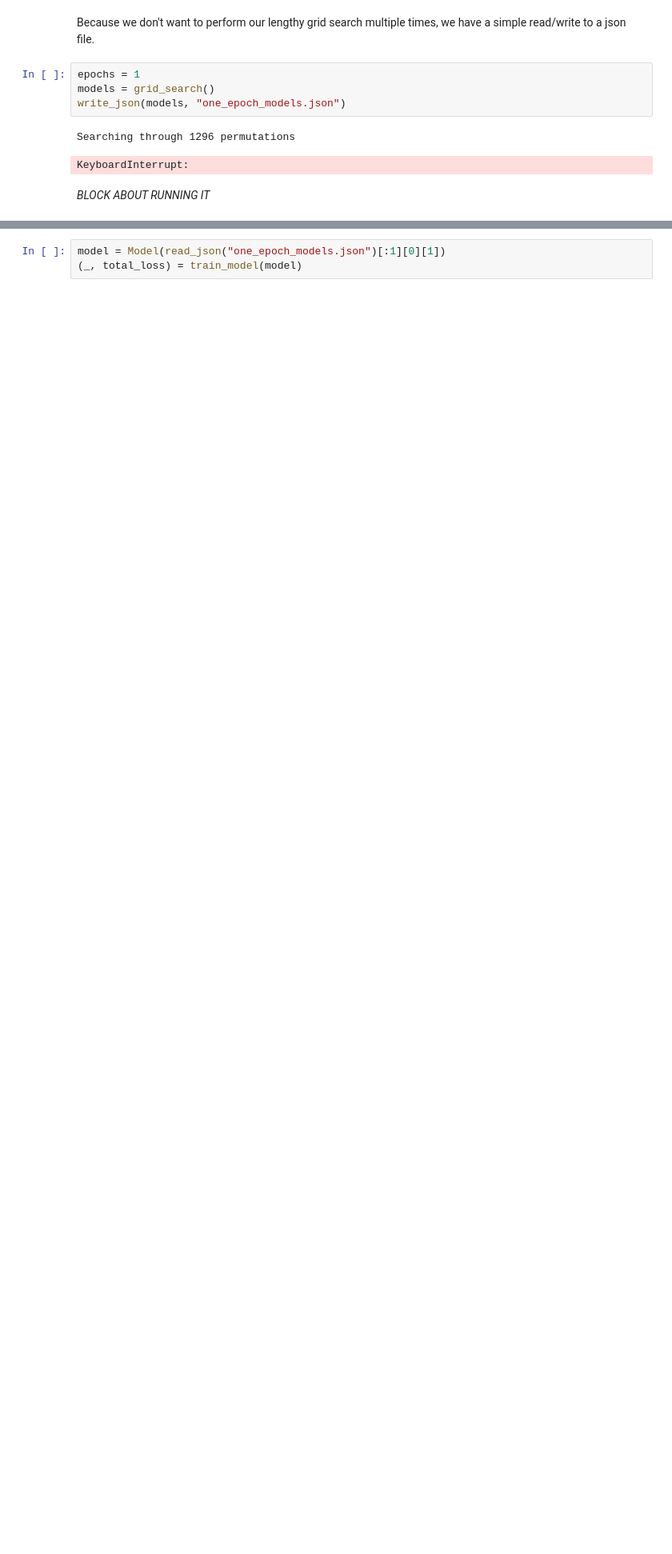
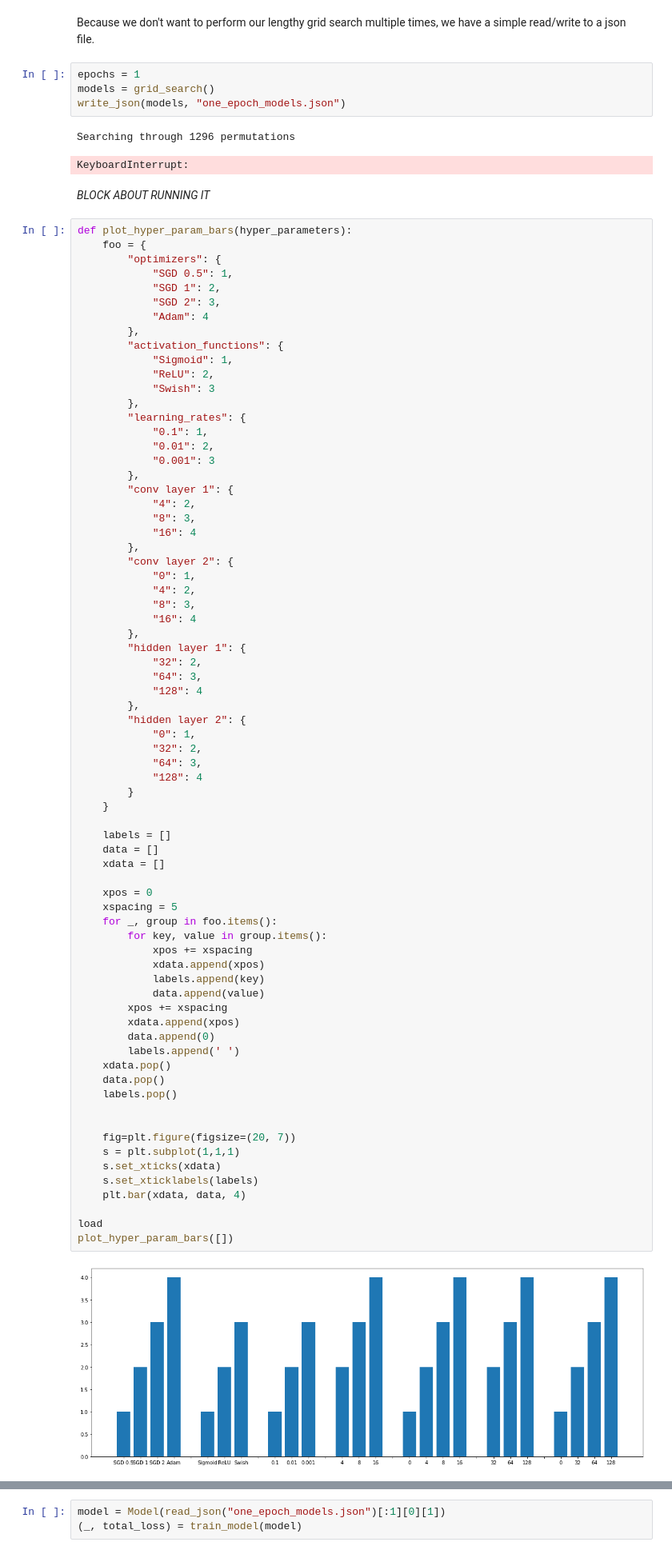
Before and after one commit to agroshar/DIT411-Introduction-to-AI, a Jupyter notebook: Project1-mikael.ipynb, the cells around one changed output, grey strips where cells are left out. Shown at 80% size. Cells and saved outputs as stored; diff of their text form; blank space fills up the shorter version.

Commit message:
hyper param bar chart WIP

```diff
--- a/Project1-mikael.ipynb
+++ b/Project1-mikael.ipynb
@@ -369,6 +369,80 @@ Searching through 1296 permutations
 KeyboardInterrupt:
 # %% [markdown]
 *BLOCK ABOUT RUNNING IT*
+# %%
+def plot_hyper_param_bars(hyper_parameters):
+    foo = {
+        "optimizers": {
+            "SGD 0.5": 1,
+            "SGD 1": 2,
+            "SGD 2": 3,
+            "Adam": 4
+        },
+        "activation_functions": {
+            "Sigmoid": 1,
+            "ReLU": 2,
+            "Swish": 3
+        },
+        "learning_rates": {
+            "0.1": 1,
+            "0.01": 2,
+            "0.001": 3
+        },
+        "conv layer 1": {
+            "4": 2,
+            "8": 3,
+            "16": 4
+        },
+        "conv layer 2": {
+            "0": 1,
+            "4": 2,
+            "8": 3,
+            "16": 4
+        },
+        "hidden layer 1": {
+            "32": 2,
+            "64": 3,
+            "128": 4
+        },
+        "hidden layer 2": {
+            "0": 1,
+            "32": 2,
+            "64": 3,
+            "128": 4
+        }
+    }
+
+    labels = []
+    data = []
+    xdata = []
+
+    xpos = 0
+    xspacing = 5
+    for _, group in foo.items():
+        for key, value in group.items():
+            xpos += xspacing
+            xdata.append(xpos)
+            labels.append(key)
+            data.append(value)
+        xpos += xspacing
+        xdata.append(xpos)
+        data.append(0)
+        labels.append(' ')
+    xdata.pop()
+    data.pop()
+    labels.pop()
+
+
+    fig=plt.figure(figsize=(20, 7))
+    s = plt.subplot(1,1,1)
+    s.set_xticks(xdata)
+    s.set_xticklabels(labels)
+    plt.bar(xdata, data, 4)
+
+load
+plot_hyper_param_bars([])
+# %% [output]
+[figure, added]
 # %%
 def plot_confusion_matrix(y_true, y_pred, classes, title='Confusion Matrix', cmap=plt.cm.Blues):
 
```
